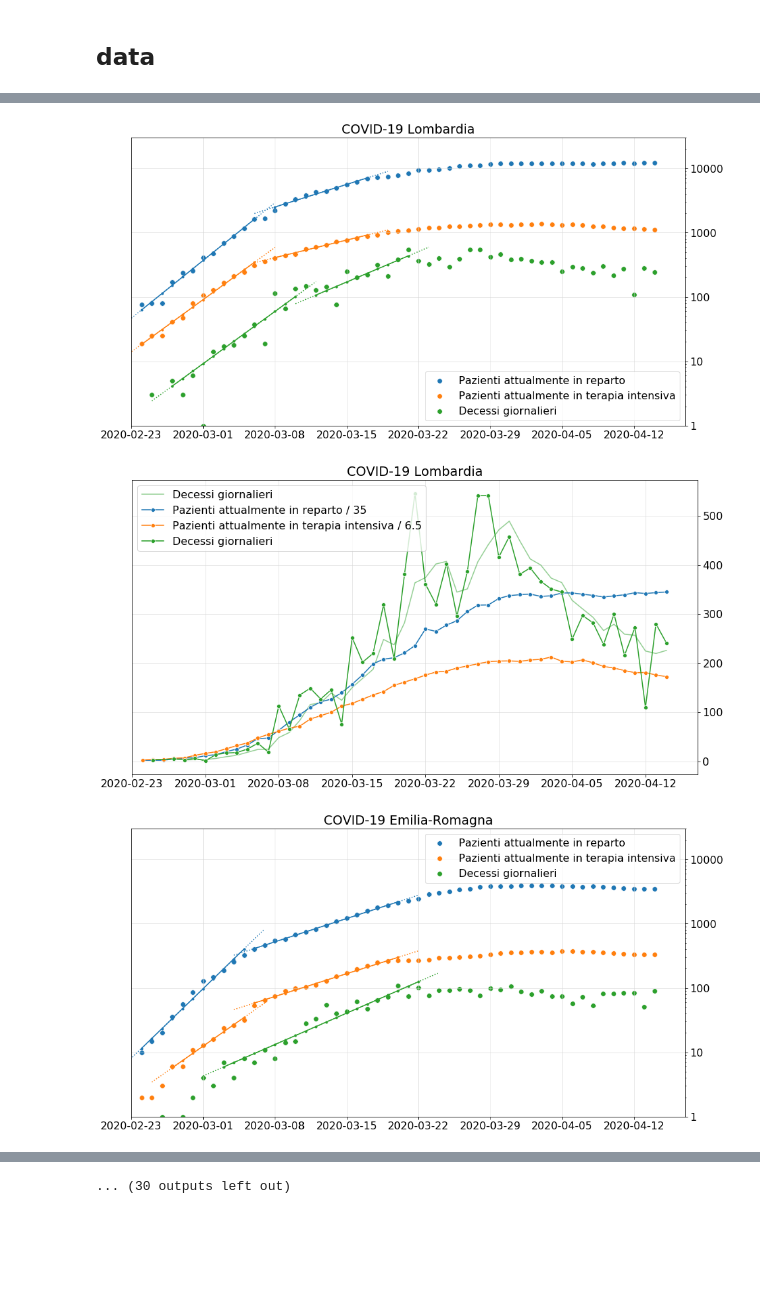
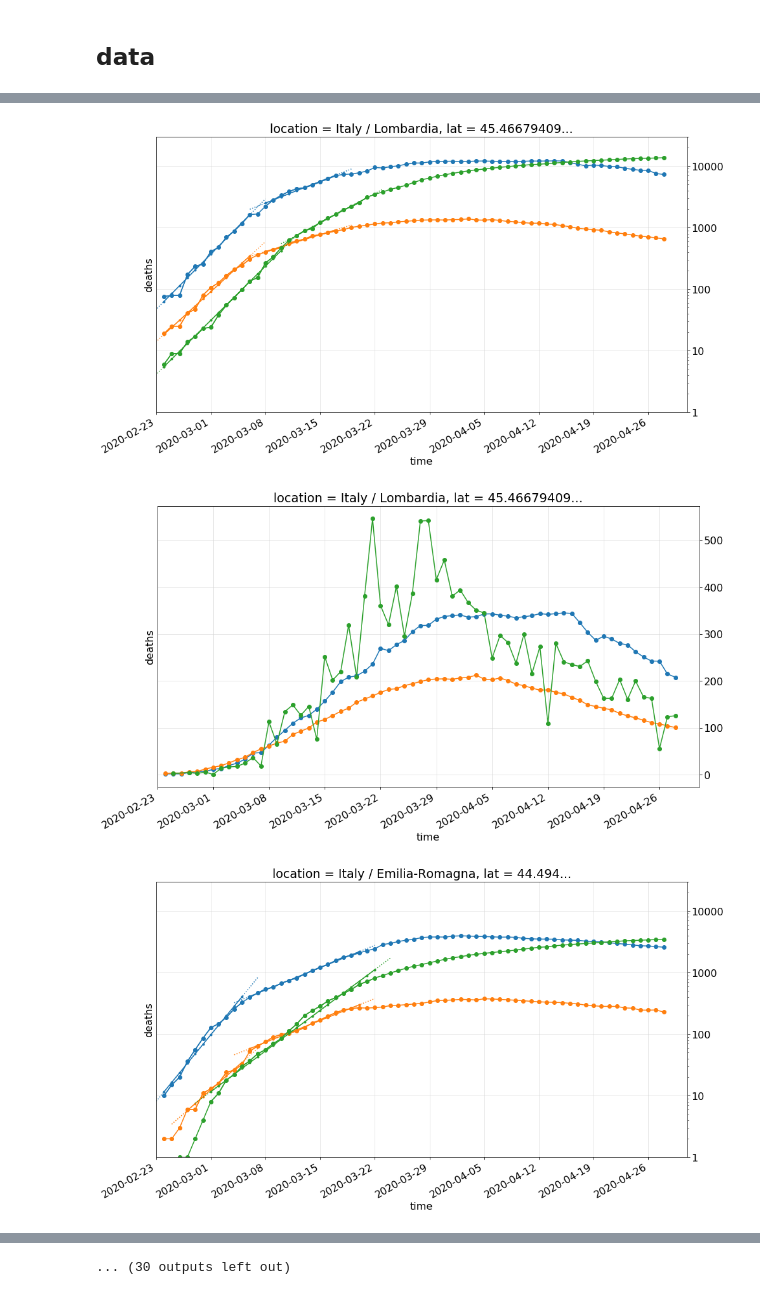
Before and after one commit to alexamici/covid-19-notebooks, a Jupyter notebook: notebooks/italy-regions-situation-report.ipynb, the cells around one changed output, grey strips where cells are left out. Saved outputs shown, nothing was run; the diff lists cells and outputs as text; code cells hidden in the pictures; blank space fills up the shorter version.

```diff
--- a/notebooks/italy-regions-situation-report.ipynb
+++ b/notebooks/italy-regions-situation-report.ipynb
@@ -68,0 +24,4 @@ df_italy_regions.loc[df_italy_regions.index.max()].sort_values('deceduti', ascen
+# %%
+ds_italy_regions = covid19.data.read_dpc(data_italy_regions_path)
+
+ds_italy_regions
@@ -70,7 +47,7 @@ df_italy_regions.loc[df_italy_regions.index.max()].sort_values('deceduti', ascen
 DAY = np.timedelta64(24 * 60 * 60, 's')
 PALETTE_ONE = list(sns.color_palette())
 
-SHOWUNTIL = np.datetime64(df_italy_regions.index.max(), 's') + 3 * DAY
+SHOWUNTIL = np.datetime64(ds_italy_regions.time[-1].values, 's') + 3 * DAY
 
 EXTENT = ('2020-02-23', SHOWUNTIL)
 XLIM = tuple(map(np.datetime64, EXTENT))
@@ -199,10 +176,8 @@ region_fits = {}
 for region, params in REGIONS_FIT_PARAMS.items():
     region_fits[region] = {}
     for kind, breaks in params.items():
-        if kind == 'deceduti':
-            kind = 'variazione_deceduti'
         if isinstance(breaks, int):
-            breaks = [np.datetime64(b) + breaks * DAY if b is not None else b for b in params['ricoverati_con_sintomi']]
-        region_fits[region][kind] = covid19.fit.fit_exponential_segments(data[region][kind], breaks=breaks)
+            breaks = [np.datetime64(b) + breaks * DAY if b is not None else b for b in params['current_severe']]
+        region_fits[region][kind] = covid19.fit.fit_exponential_segments(ds_italy_regions.sel(location=f'Italy / {region}')[kind], breaks=breaks)
 # %% [output]
 skipping start=None stop=2020-03-24T00:00:00
@@ -212,32 +184,38 @@ skipping start=None stop=2020-03-24T00:00:00
 # %%
 for region, fit_kinds in list(region_fits.items()):
+    ds_region = ds_italy_regions.sel(location=f'Italy / {region}')
+
     _, ax = plt.subplots(1, subplot_kw={'xlim': XLIM})
     ax.set(yscale='log', ylim=(1, 30000))
     ax.set_title(f'COVID-19 {region}')
     ax.yaxis.tick_right()
     ax.yaxis.grid(color='lightgrey', linewidth=0.5)
     ax.xaxis.grid(color='lightgrey', linewidth=0.5)
 
     for (kind, fits), color in zip(fit_kinds.items(), PALETTE_ONE):
         label = LABEL[kind]
-        covid19.plot.plot_data(ax, data[region][kind], label=label, color=color)
+        covid19.plot.plot_data(ax, ds_region[kind], label=label, color=color, marker='o')
         for fit in fits:
-            covid19.plot.plot(ax, data[region][kind], fit, color=color, date_interval=7, add_diff=False)
+            covid19.plot.plot(ax, ds_region[kind], fit, color=color, date_interval=7, add_diff=False)
 
     _, ax = plt.subplots(1, subplot_kw={'xlim': XLIM})
     ax.set_title(f'COVID-19 {region}')
     ax.yaxis.tick_right()
     ax.yaxis.grid(color='lightgrey', linewidth=0.5)
     ax.xaxis.grid(color='lightgrey', linewidth=0.5)
 
-    covid19.plot.plot_data(ax, data[region]['variazione_deceduti_4'], label=label, kind='line', color=color, alpha=0.5)
+#    covid19.plot.plot_data(ax, data[region]['variazione_deaths_4'], label=label, kind='line', color=color, alpha=0.5)
     for (kind, fits), color in zip(fit_kinds.items(), PALETTE_ONE):
         ratio = RATIO[kind]
         label = LABEL[kind] + ('' if ratio == 1 else f' / {ratio}')
-        covid19.plot.plot_data(ax, data[region][kind] / ratio, label=label, kind='line', marker='o', color=color)
+        if kind == 'deaths':
+            d = ds_region[kind].diff(dim='time')
+        else:
+            d = ds_region[kind]
+        covid19.plot.plot_data(ax, d / ratio, label=label, kind='line', marker='o', color=color)
         # for fit in fits:
         #     covid19.plot.plot(ax, data[region][kind] / ratio, fit.scale(1 / ratio), color=color, date_interval=7, add_diff=False)
 # %% [output]
-[figure, old version]
+[figure, new version]
-[figure, old version]
+[figure, new version]
-[figure, old version]
+[figure, new version]
```
Also changed, not shown: parts of 11 cells of this notebook, 2 other files.
